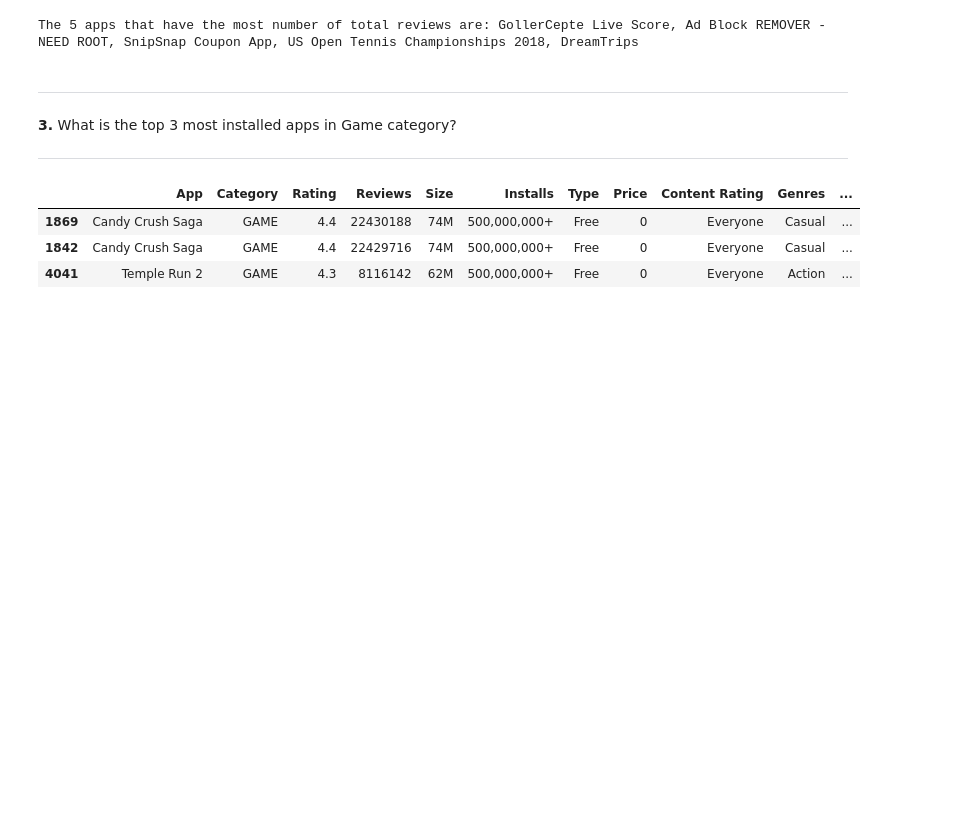
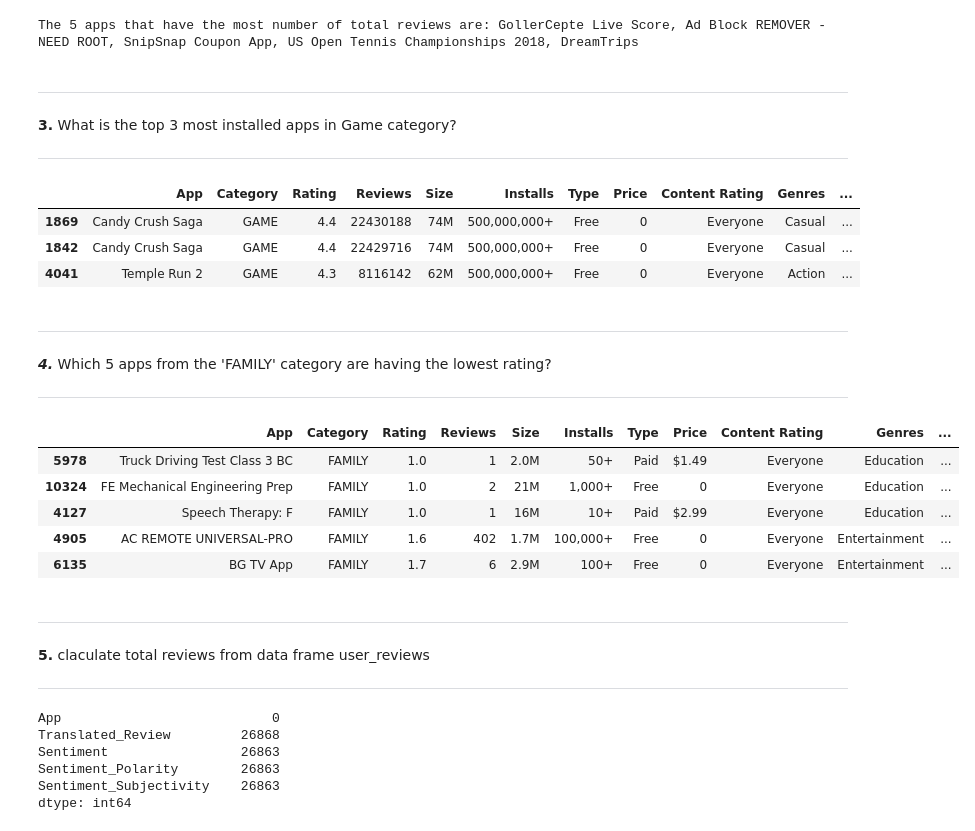
Before and after one commit to AsadullaP/Play-Store-App-Review-Analysis-, a Jupyter notebook: Asadullakhan_pathan_Play_Store_App_Review_Analysis_Capstone_Project.ipynb, the cells around one changed output. Drawn from its saved outputs; the diff is of its cells as text; code cells hidden in the pictures; blank space fills up the shorter version.

```diff
--- a/Asadullakhan_pathan_Play_Store_App_Review_Analysis_Capstone_Project.ipynb
+++ b/Asadullakhan_pathan_Play_Store_App_Review_Analysis_Capstone_Project.ipynb
@@ -112,0 +206,11 @@ df_playstore_data.tail()
+# %%
+df_playstore_data.dropna(subset = ['Content Rating'], inplace=True)
+# %%
+#We are having some of the unwanted columns which will be of not much use in the analysis process. So let’s drop those columns.
+df_playstore_data.drop(['Current Ver','Last Updated', 'Android Ver'], axis=1, inplace=True)
+# %%
+#Now, we can fix the Rating column which contains a total of 1474 of missing values.
+#Replacing the missing values with the Modevalue of that entire column
+
+modeValueRating = df_playstore_data['Rating'].mode()
+df_playstore_data['Rating'].fillna(value=modeValueRating[0], inplace = True)
@@ -329,3 +424,41 @@ df.head(3)
 | 1869 | Candy Crush Saga | GAME | 4.4 | 22430188 | 74M | 500,000,000+ | Free | 0 | Everyone | Casual | ... |
 | 1842 | Candy Crush Saga | GAME | 4.4 | 22429716 | 74M | 500,000,000+ | Free | 0 | Everyone | Casual | ... |
 | 4041 | Temple Run 2 | GAME | 4.3 | 8116142 | 62M | 500,000,000+ | Free | 0 | Everyone | Action | ... |
+# %% [markdown]
+
+
+---
+
+
+***4.***  Which 5 apps from the 'FAMILY' category are having the lowest rating?
+
+---
+# %%
+df = df_playstore_data[df_playstore_data['Category'] == 'FAMILY']
+df = df.sort_values(by=['Rating'], ascending=True)
+df.head(5)
+# %% [output]
+|  | App | Category | Rating | Reviews | Size | Installs | Type | Price | Content Rating | Genres | ... |
+| 5978 | Truck Driving Test Class 3 BC | FAMILY | 1.0 | 1 | 2.0M | 50+ | Paid | $1.49 | Everyone | Education | ... |
+| 10324 | FE Mechanical Engineering Prep | FAMILY | 1.0 | 2 | 21M | 1,000+ | Free | 0 | Everyone | Education | ... |
+| 4127 | Speech Therapy: F | FAMILY | 1.0 | 1 | 16M | 10+ | Paid | $2.99 | Everyone | Education | ... |
+| 4905 | AC REMOTE UNIVERSAL-PRO | FAMILY | 1.6 | 402 | 1.7M | 100,000+ | Free | 0 | Everyone | Entertainment | ... |
+| 6135 | BG TV App | FAMILY | 1.7 | 6 | 2.9M | 100+ | Free | 0 | Everyone | Entertainment | ... |
+# %% [markdown]
+
+
+---
+
+
+**5.**  claculate total reviews from data frame user_reviews
+
+---
+# %%
+df_user_reviews.isnull().sum()
+# %% [output]
+App                           0
+Translated_Review         26868
+Sentiment                 26863
+Sentiment_Polarity        26863
+Sentiment_Subjectivity    26863
+dtype: int64
```
Also changed, not shown: parts of 29 cells of this notebook.
